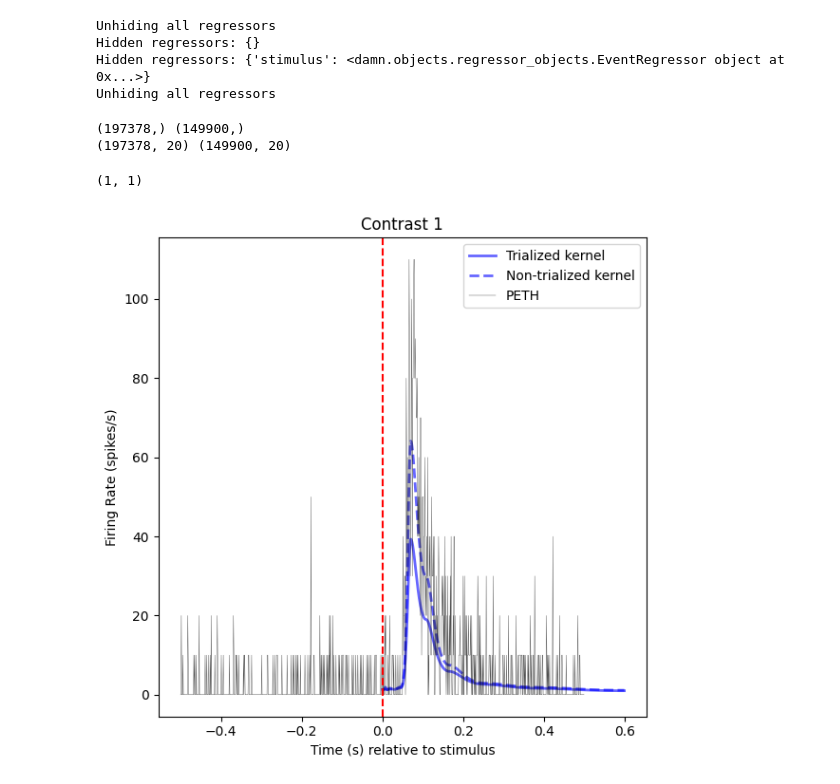
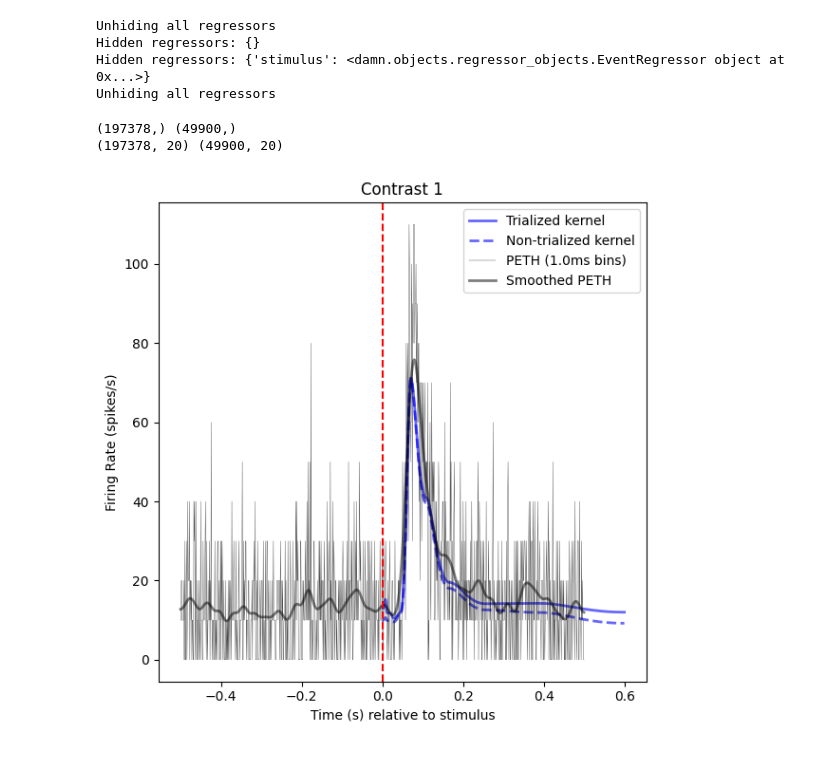
Before and after one commit to mdmelin/DAMN, a Jupyter notebook: examples/1_build_design_matrix.ipynb, the cells around one changed output. Drawn from its saved outputs; the diff is of its cells as text; code cells hidden in the pictures.

```diff
--- a/examples/1_build_design_matrix.ipynb
+++ b/examples/1_build_design_matrix.ipynb
@@ -10,6 +10,7 @@ np.random.seed(42)
 
 # simulate some data for stimulus times, contrasts, and a continuous wheel trace
 nstims = 100
+baseline_fr = 10
 len_time = 200 # total time in seconds
 stim_vals = [1,]
 
@@ -22,8 +23,8 @@ continuous_wheel_trace = np.sin(2 * np.pi * wheel_timepoints / 10) + 0.1 * np.ra
 
 # parameters for binning the data when we eventually build the design matrix
 BINWIDTH_S = 1 / 1000 # 1ms bins
-PRE_S = 0.5 # 500ms before stimulus
-POST_S = 1 # 500ms after stimulus
+PRE_S = .1
+POST_S = .4
 
 # plot the stimulus times and contrasts, as well as the wheel trace
 plt.figure(figsize=(8, 5))
@@ -45,24 +46,29 @@ plt.tight_layout()
 [figure]
 # %%
 # create a simulated neuron that responds to the stimulus with a certain latency and amplitude
-def generate_spike_times(stim_times, stim_contrasts, latency=.06, amplitude=5):
+def generate_spike_times(stim_times, stim_contrasts, latency=.06, amplitude=5, baseline_hz=5):
     spike_times = []
     for stim_time, contrast in zip(stim_times, stim_contrasts):
         num_spikes = np.random.poisson(amplitude * contrast) # More spikes for higher contrast
         spikes = stim_time + (latency+np.random.normal(0,.01)) + np.random.exponential(scale=0.05, size=num_spikes) # Add some jitter to spike times
         spike_times.extend(spikes)
-    return np.array(spike_times)
-spike_times = generate_spike_times(stim_times, stim_contrasts)
+    spike_times = np.array(spike_times)
+    # add random baseline firing rate
+    baseline_spikes = np.random.uniform(0, len_time, size=int(len_time * baseline_hz)) # 5 spikes per second on average
+    spike_times = np.concatenate([spike_times, baseline_spikes])
+    spike_times = np.sort(spike_times)
+    return spike_times
+spike_times = generate_spike_times(stim_times, stim_contrasts, baseline_hz=baseline_fr)
 
 # Plot the spike train of this unit
 plt.figure(figsize=(20,2))
 plt.scatter(stim_times, np.ones_like(stim_times), color='blue', label='Stimulus Times', alpha=0.5)
-plt.eventplot(spike_times, lineoffsets=1, colors='black', label='spikes')
+plt.eventplot(spike_times, lineoffsets=1, colors='black', label='spikes', linewidths=.5)
 plt.xlabel('Time (s)')
 plt.ylabel('Neuron')
 plt.title('Raster Plot of Neuronal Spikes')
 plt.ylim(1-.3, 1+.3)
-plt.xlim(0, 100)
+plt.xlim(0, 20)
 plt.legend()
 plt.yticks([])
 plt.show()
@@ -217,7 +223,7 @@ Y_non_trialized = compute_spike_count([0], spike_times, 0, np.max(stim_times), B
 print(Y_non_trialized.shape, Y_trialized.shape)
 print(non_trialized_dmat.X.shape, trialized_dmat.X.shape)
 # %% [output]
-(197378,) (149900,)
-(197378, 20) (149900, 20)
+(197378,) (49900,)
+(197378, 20) (49900, 20)
 # %%
 # fit the models (trialized and non-trialized) and reconstruct the stimulus kernel for each
@@ -235,40 +244,40 @@ mdl_non_trialized.fit(non_trialized_dmat.X, Y_non_trialized)
 weights_non_trialized, bias_non_trialized = mdl_non_trialized.coef_[:,None], mdl_non_trialized.intercept_
 
 non_trialized_dmat.set_coefficients(weights_non_trialized,)
-# %%
-axs.shape
-# %% [output]
-(1, 1)
 # %%
 # replot the peth
 #plt.bar(bins[:-1], peth, width=BINWIDTH_S, color='gray', edgecolor='black')
 fig, axs = plt.subplots(len(stim_vals), 1, figsize=(6,6), squeeze=False)
 # plot the kernels and PETHs for different stimulus values
 for i,stim in enumerate(stim_vals):
     # plot the kernels
     stim_kernel_trialized, kernel_time = trialized_dmat.stimulus.reconstruct_kernel()
     stim_kernel_non_trialized, kernel_time_non_trialized = non_trialized_dmat.stimulus.reconstruct_kernel()
-    stim_kernel_trialized = np.exp(stim_kernel_trialized * stim + bias) # scale by stimulus value and add bias/exp to get firing rate
-    stim_kernel_non_trialized = np.exp(stim_kernel_non_trialized * stim + bias)
+    stim_kernel_trialized = np.exp(stim_kernel_trialized * stim + bias)
+    stim_kernel_non_trialized = np.exp(stim_kernel_non_trialized * stim + bias_non_trialized)
     axs[i,0].plot(kernel_time, stim_kernel_trialized / BINWIDTH_S, label=f'Trialized kernel', linewidth=2, color='blue',alpha=.6)
     axs[i,0].plot(kernel_time_non_trialized, stim_kernel_non_trialized / BINWIDTH_S, label='Non-trialized kernel', linewidth=2, color='blue', linestyle='--', alpha=.6)
 
     # plot the peth only for those contrasts
     contrast_mask = stim_contrasts == stim
     contrast_stim_times = stim_times[contrast_mask]
     contrast_peth = np.zeros(len(bins) - 1)
     for stim_time in contrast_stim_times:
         aligned_spikes = spike_times - stim_time
         counts, _ = np.histogram(aligned_spikes, bins=bins)
         contrast_peth += counts
     contrast_peth /= len(contrast_stim_times) # Normalize by number of stimuli
     contrast_spikes_per_sec = contrast_peth / BINWIDTH_S  # convert to firing rate (spikes/second)
-    axs[i,0].plot(bins[:-1], contrast_spikes_per_sec, color='black', alpha=0.7, label=f'PETH', linewidth=.3)
+    lab = f'PETH ({BINWIDTH_S*1000}ms bins)'
+    axs[i,0].plot(bins[:-1], contrast_spikes_per_sec, color='black', alpha=0.7, label=lab, linewidth=.3)
+    # plot a smoothed version of the PETH for better visualization
+    contrast_peth_smoothed = gaussian_filter1d(contrast_spikes_per_sec, sigma=10)
+    axs[i,0].plot(bins[:-1], contrast_peth_smoothed, color='black', alpha=.5, label=f'Smoothed PETH', linewidth=2)
     axs[i,0].set_xlabel('Time (s) relative to stimulus')
     axs[i,0].set_ylabel('Firing Rate (spikes/s)')
     axs[i,0].axvline(0, color='red', linestyle='--',)
     axs[i,0].set_title(f'Contrast {stim}')
     axs[i,0].legend()
 plt.tight_layout()
 # %% [output]
-[figure, old version]
+[figure, new version]
```
Also changed, not shown: parts of 4 cells of this notebook.
